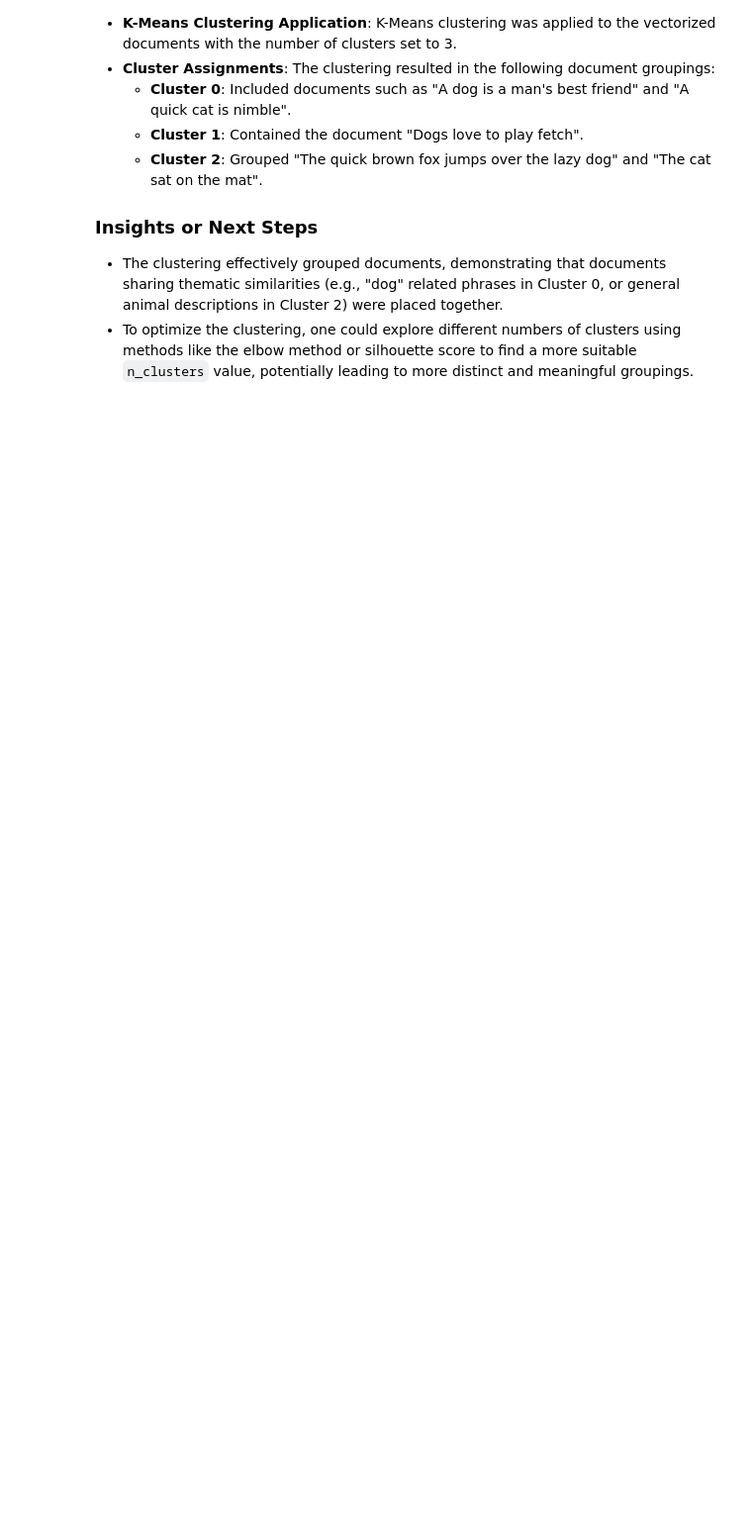
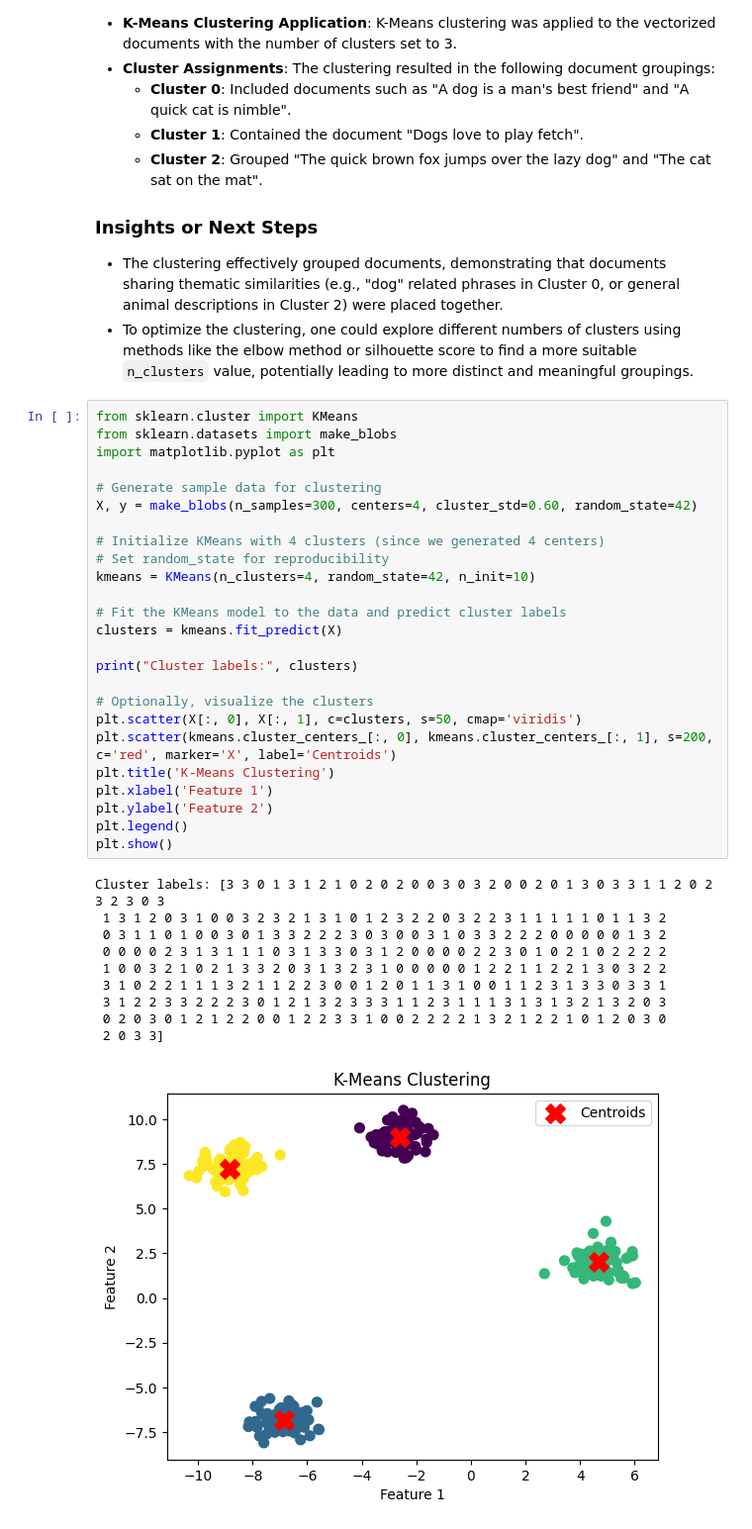
Before and after one commit to SA9572/ML-Class-NLP-USL-, a Jupyter notebook: ML_NLP.ipynb, the cells around one changed output. Shown at 99% size. Drawn from its saved outputs; the diff is of its cells as text; blank space fills up the shorter version.

```diff
--- a/ML_NLP.ipynb
+++ b/ML_NLP.ipynb
@@ -407,3 +407,39 @@ Summarize the performed word tokenization and document clustering tasks, highlig
 
 *   The clustering effectively grouped documents, demonstrating that documents sharing thematic similarities (e.g., "dog" related phrases in Cluster 0, or general animal descriptions in Cluster 2) were placed together.
 *   To optimize the clustering, one could explore different numbers of clusters using methods like the elbow method or silhouette score to find a more suitable `n_clusters` value, potentially leading to more distinct and meaningful groupings.
+# %%
+from sklearn.cluster import KMeans
+from sklearn.datasets import make_blobs
+import matplotlib.pyplot as plt
+
+# Generate sample data for clustering
+X, y = make_blobs(n_samples=300, centers=4, cluster_std=0.60, random_state=42)
+
+# Initialize KMeans with 4 clusters (since we generated 4 centers)
+# Set random_state for reproducibility
+kmeans = KMeans(n_clusters=4, random_state=42, n_init=10)
+
+# Fit the KMeans model to the data and predict cluster labels
+clusters = kmeans.fit_predict(X)
+
+print("Cluster labels:", clusters)
+
+# Optionally, visualize the clusters
+plt.scatter(X[:, 0], X[:, 1], c=clusters, s=50, cmap='viridis')
+plt.scatter(kmeans.cluster_centers_[:, 0], kmeans.cluster_centers_[:, 1], s=200, c='red', marker='X', label='Centroids')
+plt.title('K-Means Clustering')
+plt.xlabel('Feature 1')
+plt.ylabel('Feature 2')
+plt.legend()
+plt.show()
+# %% [output]
+Cluster labels: [3 3 0 1 3 1 2 1 0 2 0 2 0 0 3 0 3 2 0 0 2 0 1 3 0 3 3 1 1 2 0 2 3 2 3 0 3
+ 1 3 1 2 0 3 1 0 0 3 2 3 2 1 3 1 0 1 2 3 2 2 0 3 2 2 3 1 1 1 1 1 0 1 1 3 2
+ 0 3 1 1 0 1 0 0 3 0 1 3 3 2 2 2 3 0 3 0 0 3 1 0 3 3 2 2 2 0 0 0 0 0 1 3 2
+ 0 0 0 0 2 3 1 3 1 1 1 0 3 1 3 3 0 3 1 2 0 0 0 0 2 2 3 0 1 0 2 1 0 2 2 2 2
+ 1 0 0 3 2 1 0 2 1 3 3 2 0 3 1 3 2 3 1 0 0 0 0 0 1 2 2 1 1 2 2 1 3 0 3 2 2
+ 3 1 0 2 2 1 1 1 3 2 1 1 2 2 3 0 0 1 2 0 1 1 3 1 0 0 1 1 2 3 1 3 3 0 3 3 1
+ 3 1 2 2 3 3 2 2 2 3 0 1 2 1 3 2 3 3 3 1 1 2 3 1 1 1 3 1 3 1 3 2 1 3 2 0 3
+ 0 2 0 3 0 1 2 1 2 2 0 0 1 2 2 3 3 1 0 0 2 2 2 2 1 3 2 1 2 2 1 0 1 2 0 3 0
+ 2 0 3 3]
+[figure, added]
```
